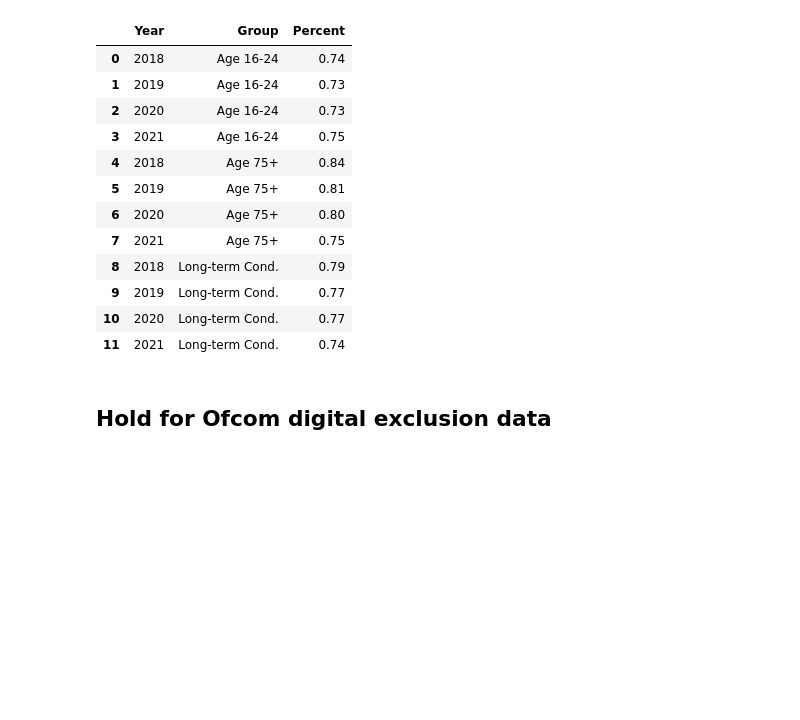
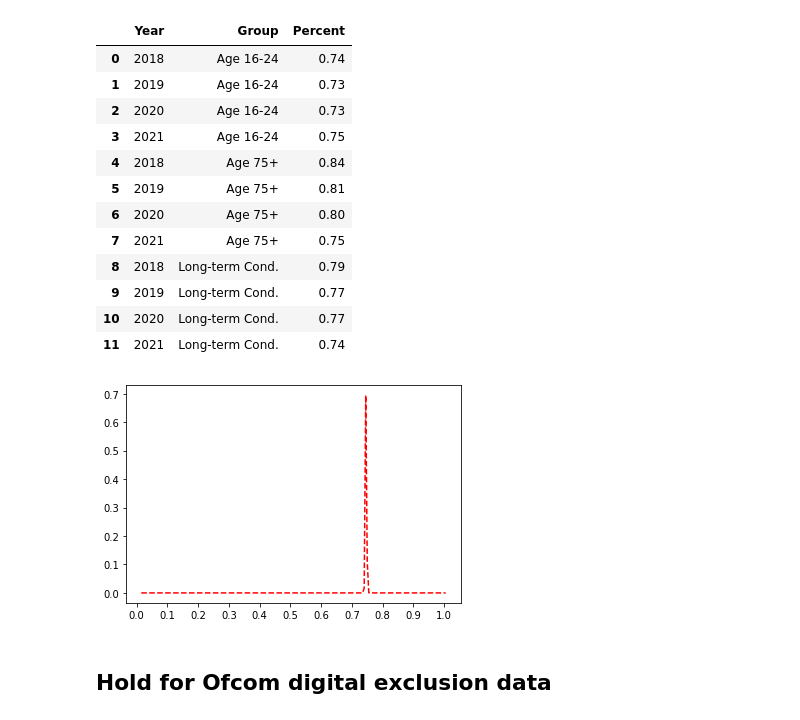
Before and after one commit to nhsx/digital-health-insights, a Jupyter notebook: Digital-Insights-2021-GP-Patient-Survey-2021-Analysis-Master.ipynb, the cells around one changed output. Drawn from its saved outputs; the diff is of its cells as text; code cells hidden in the pictures; blank space fills up the shorter version.

```diff
--- a/Digital-Insights-2021-GP-Patient-Survey-2021-Analysis-Master.ipynb
+++ b/Digital-Insights-2021-GP-Patient-Survey-2021-Analysis-Master.ipynb
@@ -462,6 +462,30 @@ plotly_obj = plotly.offline.plot(
 )
 with open("_includes/ease_of_use.html", "w") as file:
     file.write(plotly_obj)
+# %%
+# stats
+from statsmodels.stats.proportion import proportions_ztest
+count = 22643
+nObs = 30558
+value = 0.01
+values = []
+pvals = []
+iter = range(1,200)
+for i in iter:
+    stat, pval = proportions_ztest(count, nObs, value)
+    value = value + 0.005
+    pvals.append(pval)
+    values.append(value)
+
+import matplotlib.pyplot as plt
+import matplotlib.ticker as plticker
+fig, ax = plt.subplots()
+ax.plot(values, pvals, 'r--')
+loc = plticker.MultipleLocator(base=0.1) # this locator puts ticks at regular intervals
+ax.xaxis.set_major_locator(loc)
+plt.show()
+# %% [output]
+[figure, added]
 # %% [markdown]
 ## Hold for Ofcom digital exclusion data
 # %%
```
Also changed, not shown: parts of 1 cell of this notebook.
